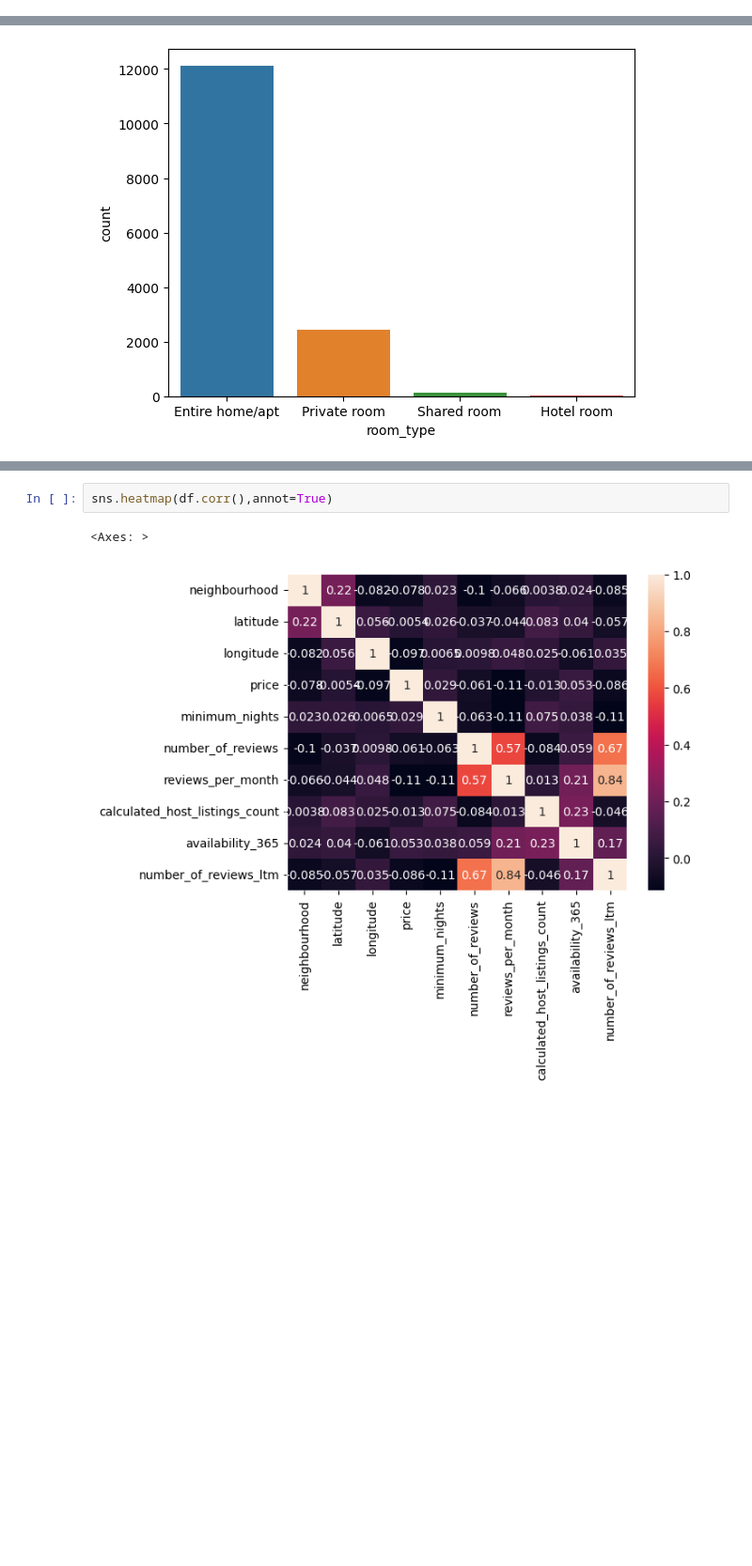
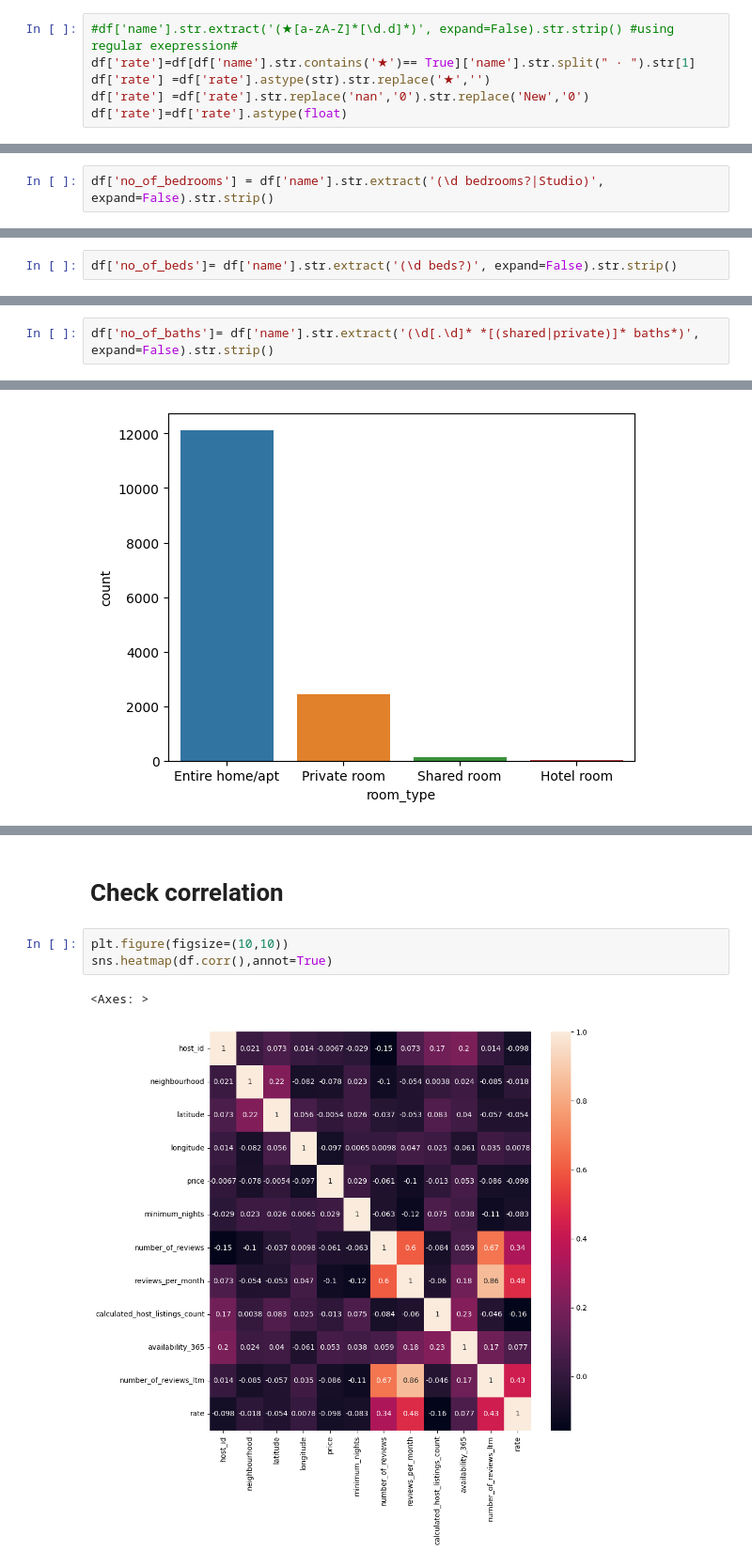
Before and after one commit to HatemGamal/ElectroPi, a Jupyter notebook: AirbnbDataAnalysis.ipynb, the cells around one changed output, grey strips where cells are left out. Shown: that part at 94% size. Cells and saved outputs as stored; diff of their text form; blank space fills up the shorter version.

```diff
--- a/AirbnbDataAnalysis.ipynb
+++ b/AirbnbDataAnalysis.ipynb
@@ -43,0 +84,6 @@ df.drop(['neighbourhood_group','license','id','host_id'], axis=1, inplace=True)
+# %%
+#df['name'].str.extract('(★[a-zA-Z]*[\d.d]*)', expand=False).str.strip() #using regular exepression#
+df['rate']=df[df['name'].str.contains('★')== True]['name'].str.split(" · ").str[1]
+df['rate'] =df['rate'].astype(str).str.replace('★','')
+df['rate'] =df['rate'].str.replace('nan','0').str.replace('New','0')
+df['rate']=df['rate'].astype(float)
@@ -43,0 +92,2 @@ df.drop(['neighbourhood_group','license','id','host_id'], axis=1, inplace=True)
+# %%
+df['no_of_bedrooms'] = df['name'].str.extract('(\d bedrooms?|Studio)', expand=False).str.strip()
@@ -43,0 +96,2 @@ df.drop(['neighbourhood_group','license','id','host_id'], axis=1, inplace=True)
+# %%
+df['no_of_beds']= df['name'].str.extract('(\d beds?)', expand=False).str.strip()
@@ -43,0 +100,2 @@ df.drop(['neighbourhood_group','license','id','host_id'], axis=1, inplace=True)
+# %%
+df['no_of_baths']= df['name'].str.extract('(\d[.\d]* *[(shared|private)]* baths*)', expand=False).str.strip()
@@ -131,5 +324,8 @@ sns.countplot(x='room_type', data=df)
+# %% [markdown]
+# **Check correlation**
 # %%
+plt.figure(figsize=(10,10))
 sns.heatmap(df.corr(),annot=True)
 # %% [output]
 <Axes: >
-[figure, old version]
+[figure, new version]
```
Also changed, not shown: parts of 58 cells of this notebook.
